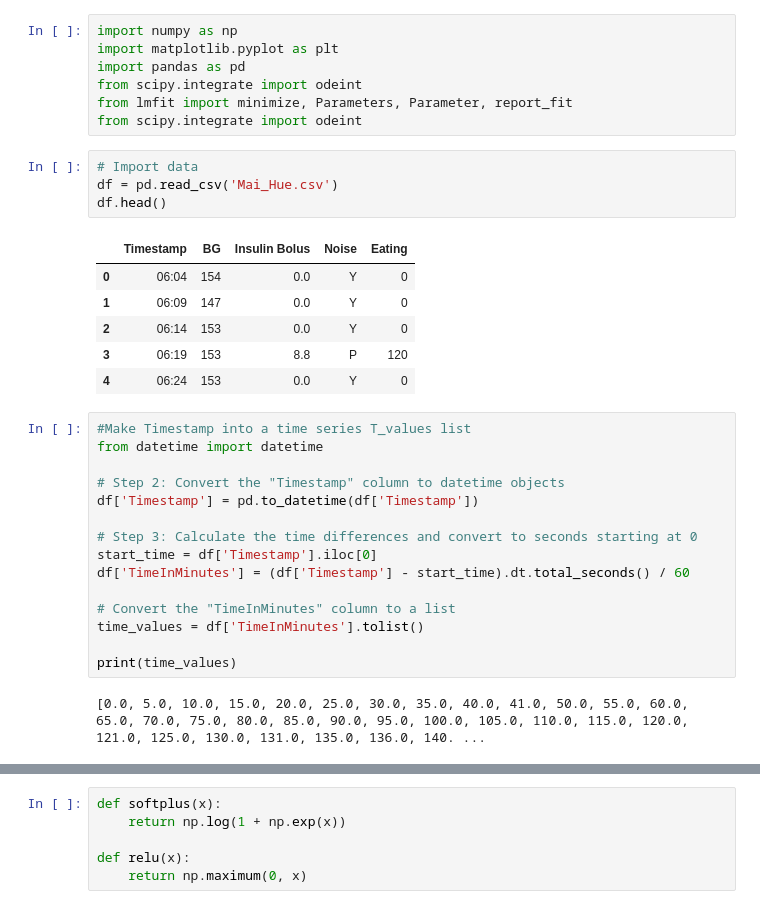
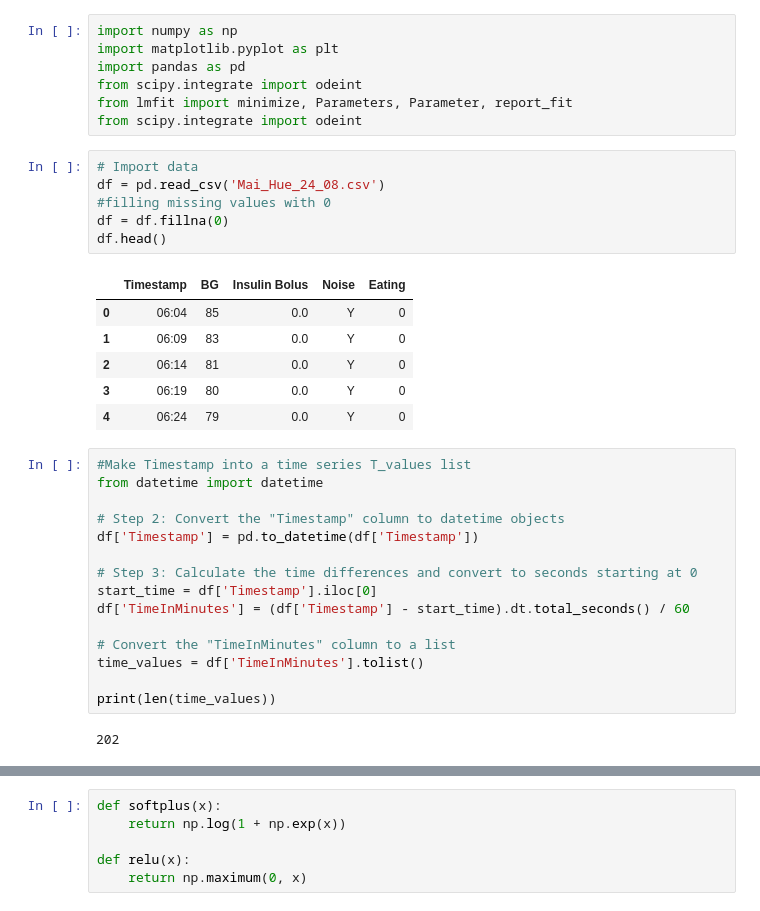
Before and after one commit to emplor255/Diabetes-Control, a Jupyter notebook: Fitting Real Data.ipynb, the cells around one changed output, grey strips where cells are left out. Saved outputs shown, nothing was run; the diff lists cells and outputs as text.

```diff
--- a/Fitting Real Data.ipynb
+++ b/Fitting Real Data.ipynb
@@ -7,15 +7,17 @@ from lmfit import minimize, Parameters, Parameter, report_fit
 from scipy.integrate import odeint
 # %%
 # Import data
-df = pd.read_csv('Mai_Hue.csv')
+df = pd.read_csv('Mai_Hue_24_08.csv')
+#filling missing values with 0
+df = df.fillna(0)
 df.head()
 # %% [output]
 |  | Timestamp | BG | Insulin Bolus | Noise | Eating |
-| 0 | 06:04 | 154 | 0.0 | Y | 0 |
-| 1 | 06:09 | 147 | 0.0 | Y | 0 |
-| 2 | 06:14 | 153 | 0.0 | Y | 0 |
-| 3 | 06:19 | 153 | 8.8 | P | 120 |
-| 4 | 06:24 | 153 | 0.0 | Y | 0 |
+| 0 | 06:04 | 85 | 0.0 | Y | 0 |
+| 1 | 06:09 | 83 | 0.0 | Y | 0 |
+| 2 | 06:14 | 81 | 0.0 | Y | 0 |
+| 3 | 06:19 | 80 | 0.0 | Y | 0 |
+| 4 | 06:24 | 79 | 0.0 | Y | 0 |
 # %%
 #Make Timestamp into a time series T_values list
 from datetime import datetime
@@ -30,9 +32,9 @@ df['TimeInMinutes'] = (df['Timestamp'] - start_time).dt.total_seconds() / 60
 # Convert the "TimeInMinutes" column to a list
 time_values = df['TimeInMinutes'].tolist()
 
-print(time_values)
+print(len(time_values))
 # %% [output]
-[0.0, 5.0, 10.0, 15.0, 20.0, 25.0, 30.0, 35.0, 40.0, 41.0, 50.0, 55.0, 60.0, 65.0, 70.0, 75.0, 80.0, 85.0, 90.0, 95.0, 100.0, 105.0, 110.0, 115.0, 120.0, 121.0, 125.0, 130.0, 131.0, 135.0, 136.0, 140. ...
+202
 # %%
 #Make BG into a list
 BG_values = df['BG'].tolist()
```
Also changed, not shown: parts of 9 cells of this notebook, 3 other files.
